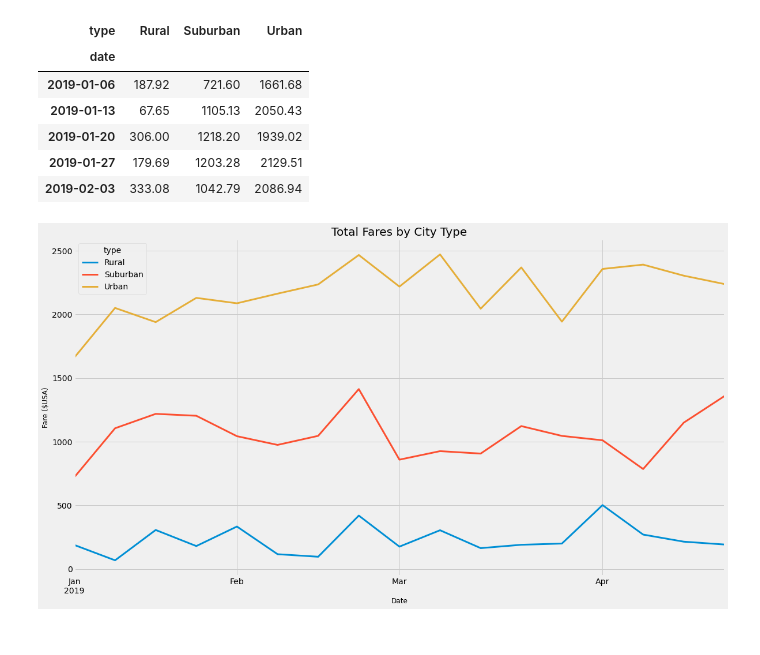
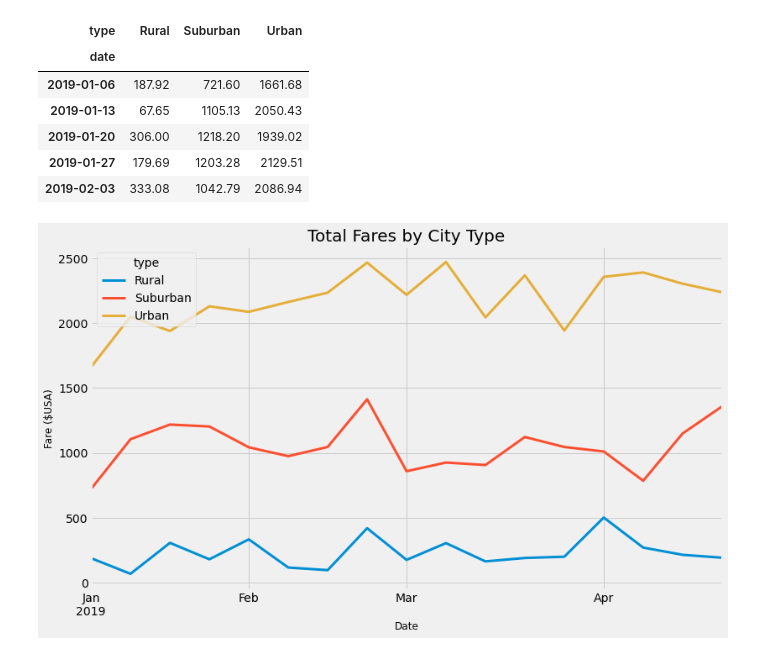
Before and after one commit to jmsuarez1997/PyBer_Analysis, a Jupyter notebook: PyBer_Challenge.ipynb, the cells around one changed output. Drawn from its saved outputs; the diff is of its cells as text; code cells hidden in the pictures.

```diff
--- a/PyBer_Challenge.ipynb
+++ b/PyBer_Challenge.ipynb
@@ -204,21 +204,21 @@ weekly_sum_fares.head()
 # %%
 # 8. Using the object-oriented interface method, plot the resample DataFrame using the df.plot() function.
 
 # Import the style from Matplotlib.
 from matplotlib import style
 # Use the graph style fivethirtyeight.
 style.use('fivethirtyeight')
 
 #Plot Graph
-weekly_sum_fares.plot(figsize=(18, 10),linewidth=3)
+weekly_sum_fares.plot(figsize=(12, 7),linewidth=3)
 
 #Graph labels
 plt.ylabel("Fare ($USA)", fontsize=12)
 plt.xlabel("Date", fontsize=12)
 plt.title("Total Fares by City Type", fontsize=20)
 
 # plt.show()
 
 plt.savefig("analysis/PyBer_fare_summary.png")
 # %% [output]
-[figure, old version]
+[figure, new version]
```
Also changed, not shown: 2 other files.
